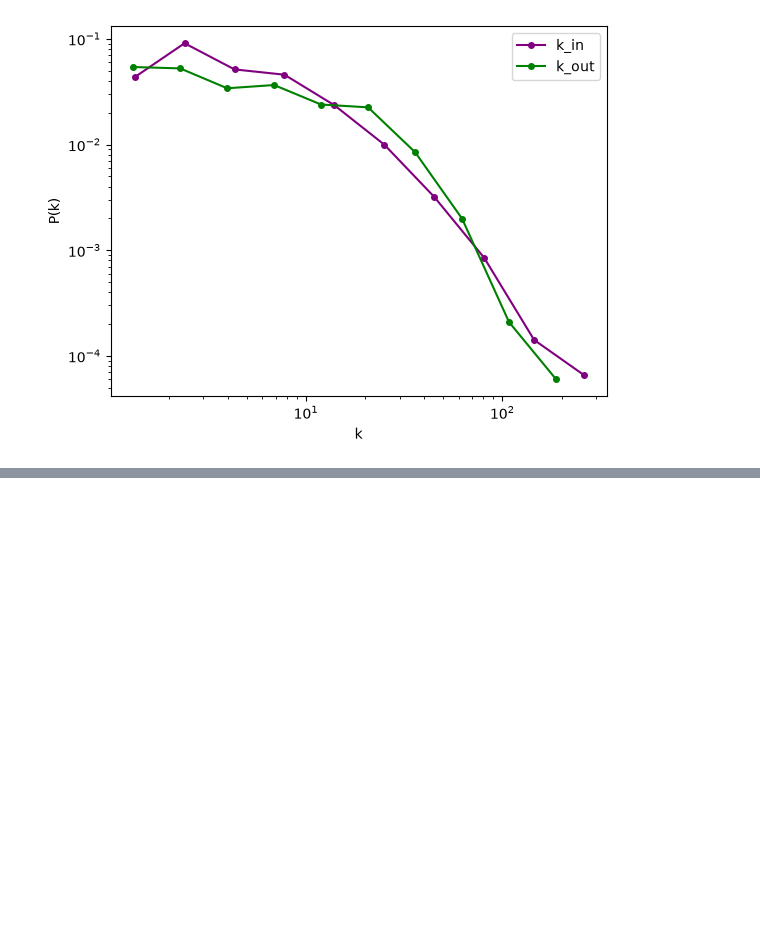
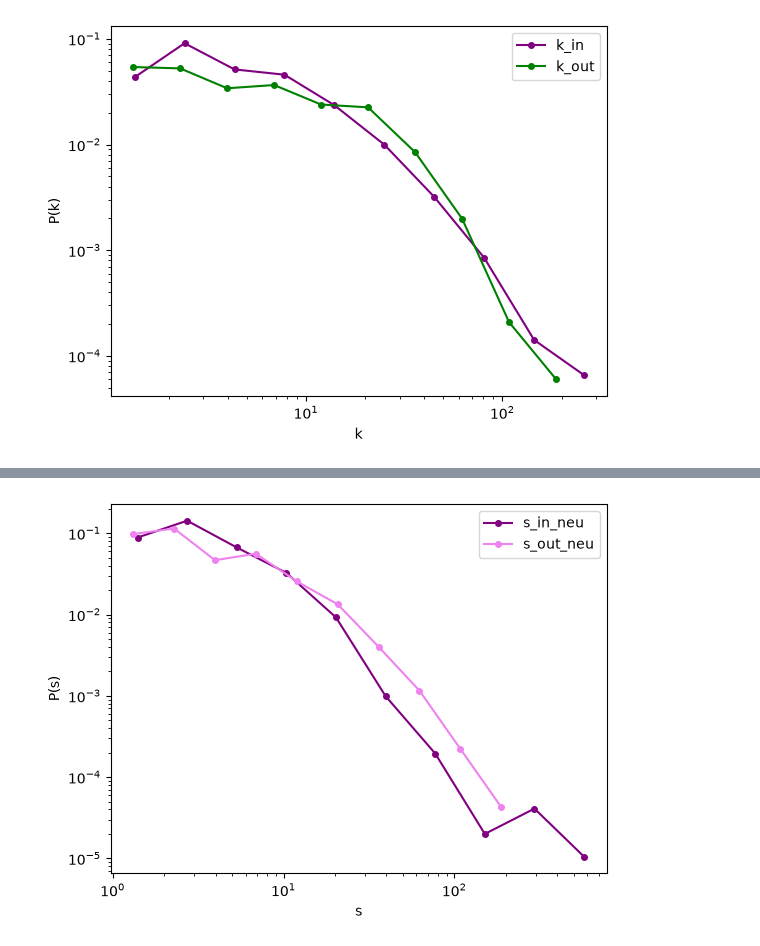
Before and after one commit to mlenart4/inzynierka, a Jupyter notebook: graph_metrics.ipynb, the cells around one changed output, grey strips where cells are left out. Cells and saved outputs as stored; diff of their text form; code cells hidden in the pictures; blank space fills up the shorter version.

```diff
--- a/graph_metrics.ipynb
+++ b/graph_metrics.ipynb
@@ -53,0 +121,11 @@ k_out: alpha = 2.8881799874538467 xmin = 22.0
+# %%
+s_in_neu_filtered = m.positive_only(s_in_neu)
+s_out_neu_filtered = m.positive_only(s_out_neu)
+
+binned_s_in_neu = m.log_binning(s_in_neu_filtered, 11)
+binned_s_out_neu = m.log_binning(s_out_neu_filtered, 11)
+
+ax_s_neu = m.plot_loglog(binned_s_in_neu, xlabel="s", ylabel="P(s)", label="s_in_neu", color="purple")
+ax_s_neu = m.plot_loglog(binned_s_out_neu, ax=ax_s_neu, xlabel="s", ylabel="P(s)", label="s_out_neu", color="violet")
+# %% [output]
+[figure, added]
```
Also changed, not shown: parts of 20 cells of this notebook, 2 other files.
